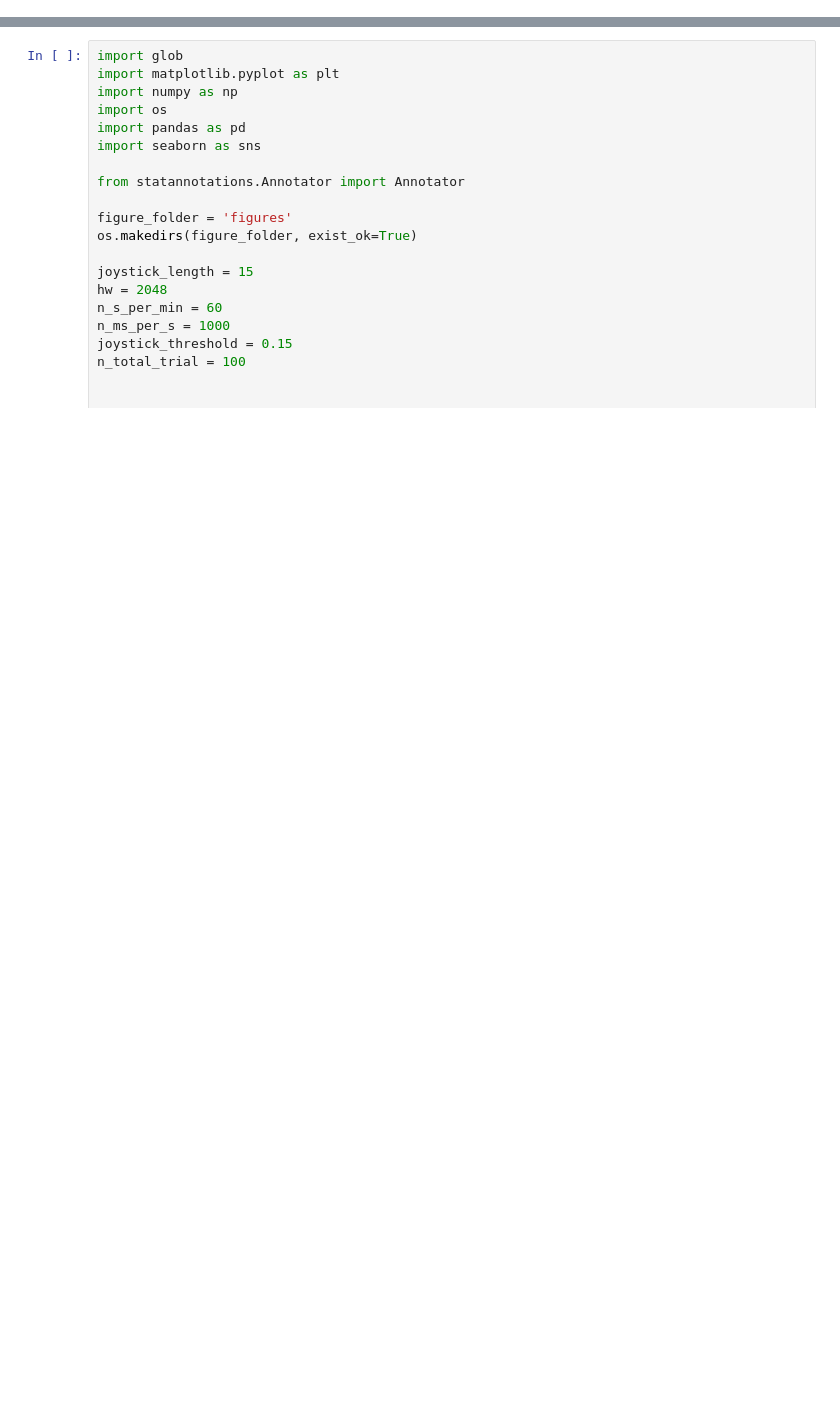
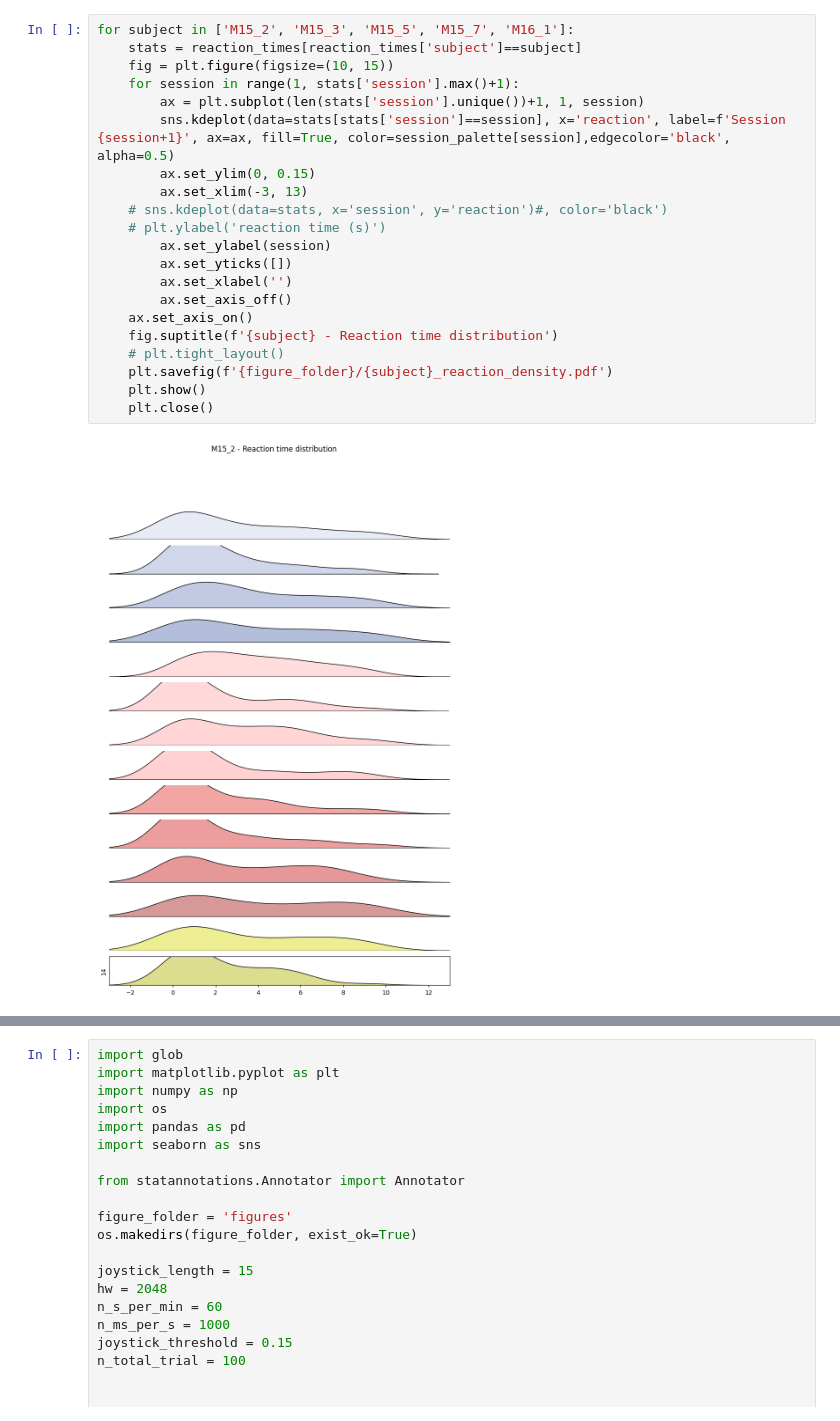
Before and after one commit to xinhez/Ghost_Project-2, a Jupyter notebook: plot_behavior.ipynb, the cells around one changed output, grey strips where cells are left out. Cells and saved outputs as stored; diff of their text form; blank space fills up the shorter version.

```diff
--- a/plot_behavior.ipynb
+++ b/plot_behavior.ipynb
@@ -107,0 +119,23 @@ for session_index, session_path in enumerate(session_paths):
+# %%
+for subject in ['M15_2', 'M15_3', 'M15_5', 'M15_7', 'M16_1']:
+    stats = reaction_times[reaction_times['subject']==subject]
+    fig = plt.figure(figsize=(10, 15))
+    for session in range(1, stats['session'].max()+1):
+        ax = plt.subplot(len(stats['session'].unique())+1, 1, session)
+        sns.kdeplot(data=stats[stats['session']==session], x='reaction', label=f'Session {session+1}', ax=ax, fill=True, color=session_palette[session],edgecolor='black', alpha=0.5)
+        ax.set_ylim(0, 0.15)
+        ax.set_xlim(-3, 13)
+    # sns.kdeplot(data=stats, x='session', y='reaction')#, color='black')
+    # plt.ylabel('reaction time (s)')
+        ax.set_ylabel(session)
+        ax.set_yticks([])
+        ax.set_xlabel('')
+        ax.set_axis_off()
+    ax.set_axis_on()
+    fig.suptitle(f'{subject} - Reaction time distribution')
+    # plt.tight_layout()
+    plt.savefig(f'{figure_folder}/{subject}_reaction_density.pdf')
+    plt.show()
+    plt.close()
+# %% [output]
+[figure, added]
```
Also changed, not shown: parts of 16 cells of this notebook, 5 other files.
